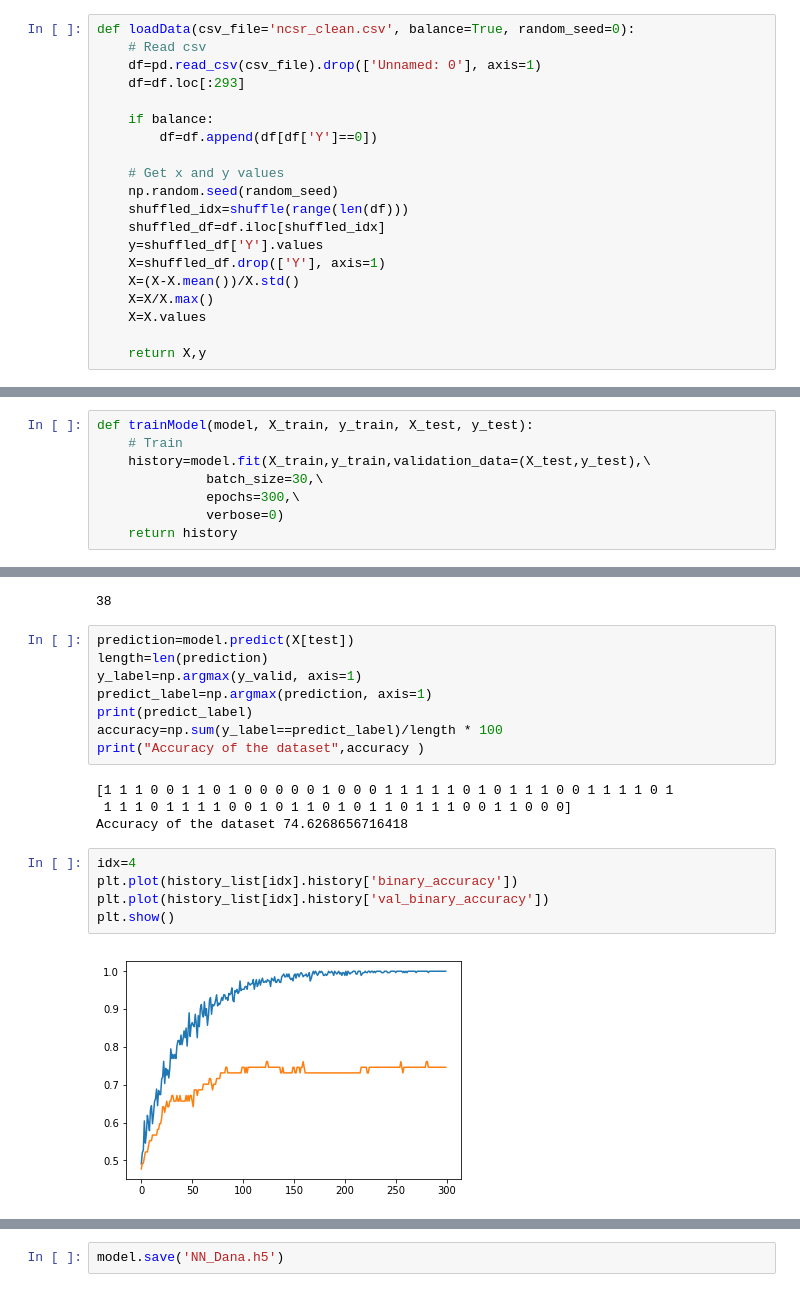
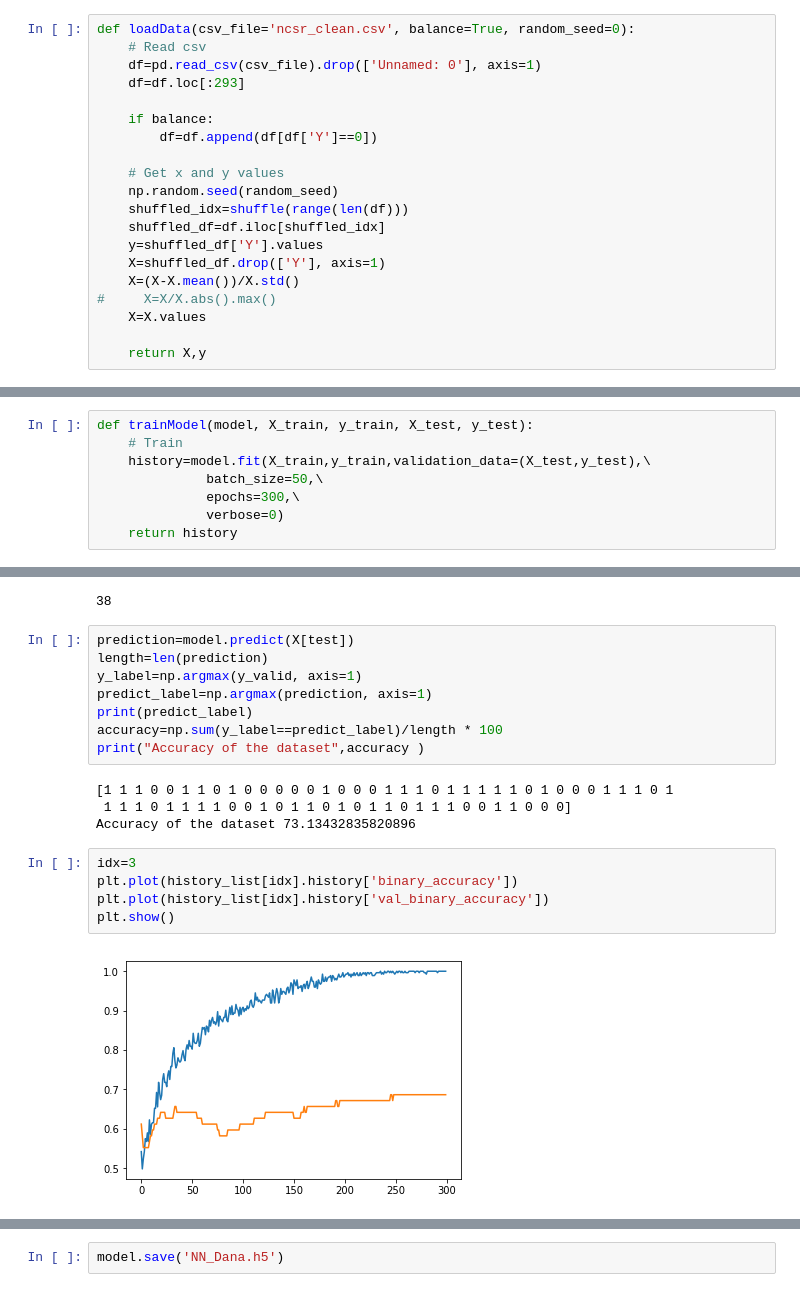
Before and after one commit to arm4nn/Data-X-Project, a Jupyter notebook: NN-Dana.ipynb, the cells around one changed output, grey strips where cells are left out. Saved outputs shown, nothing was run; the diff lists cells and outputs as text.

```diff
--- a/NN-Dana.ipynb
+++ b/NN-Dana.ipynb
@@ -30,7 +30,7 @@ def loadData(csv_file='ncsr_clean.csv', balance=True, random_seed=0):
     y=shuffled_df['Y'].values
     X=shuffled_df.drop(['Y'], axis=1)
     X=(X-X.mean())/X.std()
-    X=X/X.max()
+#     X=X/X.abs().max()
     X=X.values
 
     return X,y
@@ -73,7 +73,7 @@ def createModel():
 def trainModel(model, X_train, y_train, X_test, y_test):
     # Train
     history=model.fit(X_train,y_train,validation_data=(X_test,y_test),\
-              batch_size=30,\
+              batch_size=50,\
               epochs=300,\
               verbose=0)
     return history
@@ -149,16 +149,16 @@ print(predict_label)
 accuracy=np.sum(y_label==predict_label)/length * 100
 print("Accuracy of the dataset",accuracy )
 # %% [output]
-[1 1 1 0 0 1 1 0 1 0 0 0 0 0 1 0 0 0 1 1 1 1 1 0 1 0 1 1 1 0 0 1 1 1 1 0 1
+[1 1 1 0 0 1 1 0 1 0 0 0 0 0 1 0 0 0 1 1 1 0 1 1 1 1 1 0 1 0 0 0 1 1 1 0 1
  1 1 1 0 1 1 1 1 0 0 1 0 1 1 0 1 0 1 1 0 1 1 1 0 0 1 1 0 0 0]
-Accuracy of the dataset 74.6268656716418
+Accuracy of the dataset 73.13432835820896
 # %%
-idx=4
+idx=3
 plt.plot(history_list[idx].history['binary_accuracy'])
 plt.plot(history_list[idx].history['val_binary_accuracy'])
 plt.show()
 # %% [output]
-[figure, old version]
+[figure, new version]
 # %%
 plt.plot(history_list[idx].history['loss'])
 plt.plot(history_list[idx].history['val_loss'])
```
Also changed, not shown: parts of 4 cells of this notebook, 2 other files.
